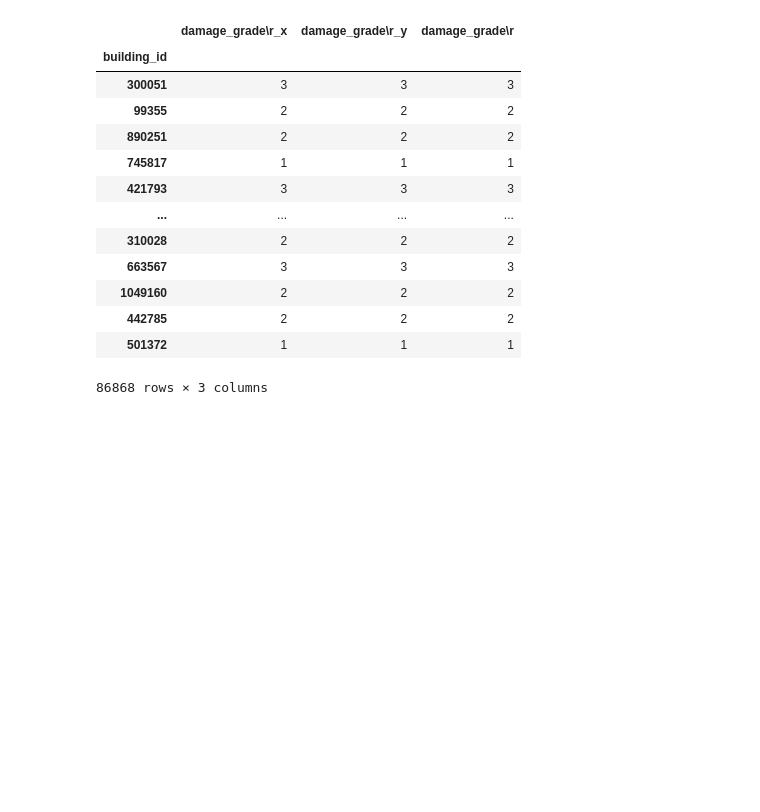
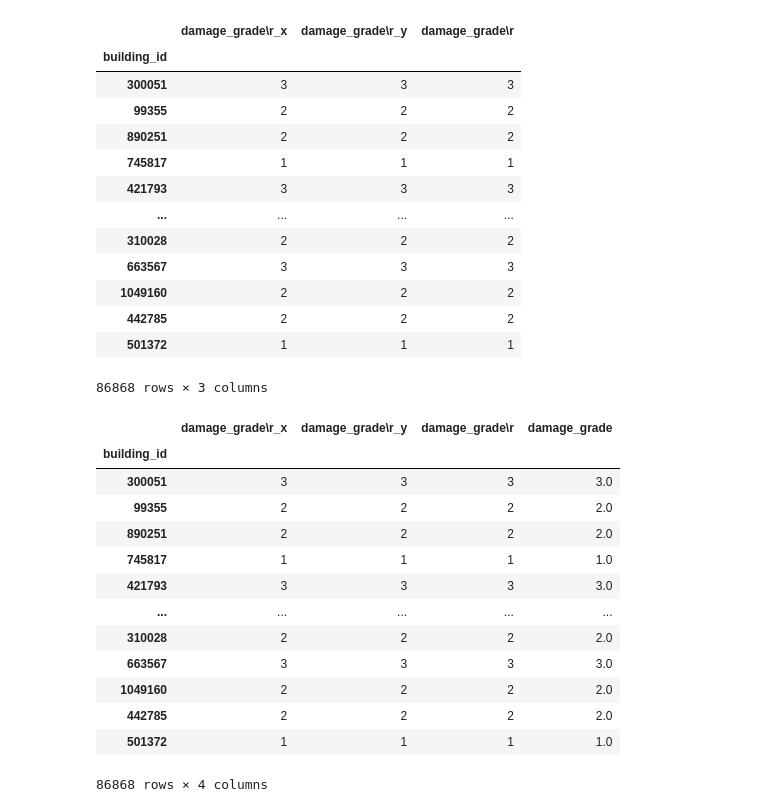
Before and after one commit to FacuMastri/richters-predictor-earthquake, a Jupyter notebook: tp2/blending-manual-LGBM.ipynb, the cells around one changed output. Cells and saved outputs as stored; diff of their text form; code cells hidden in the pictures; blank space fills up the shorter version.

```diff
--- a/tp2/blending-manual-LGBM.ipynb
+++ b/tp2/blending-manual-LGBM.ipynb
@@ -47,6 +47,23 @@ mergeo
 86868 rows × 3 columns
 # %%
 mergeo['damage_grade'] = mergeo.mode(axis=1).iloc[:, 0]
+# %%
+mergeo
+# %% [output]
+|  | damage_grade\r_x | damage_grade\r_y | damage_grade\r | damage_grade |
+| building_id |  |  |  |  |
+| 300051 | 3 | 3 | 3 | 3.0 |
+| 99355 | 2 | 2 | 2 | 2.0 |
+| 890251 | 2 | 2 | 2 | 2.0 |
+| 745817 | 1 | 1 | 1 | 1.0 |
+| 421793 | 3 | 3 | 3 | 3.0 |
+| ... | ... | ... | ... | ... |
+| 310028 | 2 | 2 | 2 | 2.0 |
+| 663567 | 3 | 3 | 3 | 3.0 |
+| 1049160 | 2 | 2 | 2 | 2.0 |
+| 442785 | 2 | 2 | 2 | 2.0 |
+| 501372 | 1 | 1 | 1 | 1.0 |
+86868 rows × 4 columns
 # %%
 mergeo['damage_grade'] = mergeo['damage_grade'].astype('int')
 # %%
```
Also changed, not shown: parts of 1 cell of this notebook, 3 other files.
